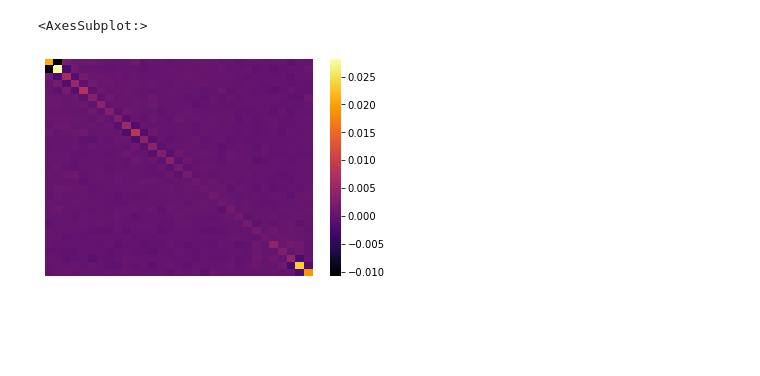
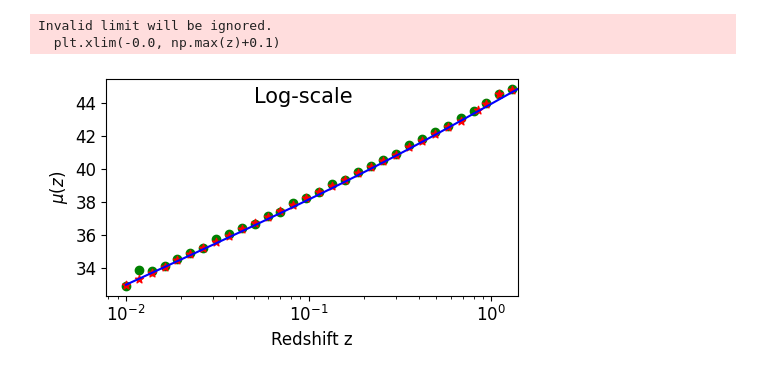
Before and after one commit to igomezv/neuralCosmoReconstruction, a Jupyter notebook: notebooks/loadANNjla.ipynb, the cells around one changed output. Saved outputs shown, nothing was run; the diff lists cells and outputs as text; code cells hidden in the pictures; blank space fills up the shorter version.

```diff
--- a/notebooks/loadANNjla.ipynb
+++ b/notebooks/loadANNjla.ipynb
@@ -32,0 +39,4 @@ dll = scalerdl.transform(dl.reshape((-1,1)))
+# %%
+zpoints = np.copy(z)
+zpoints[27] += 0.05
+zpoints
@@ -184,7 +148,0 @@ sns.heatmap(pd.DataFrame(clean_img[0].reshape(31,31)), annot=False, fmt='g', xti
-# %%
-clean_img = autoencoder.predict(clean_img[0, :].reshape(1,-1))
-sns.heatmap(pd.DataFrame(clean_img[0].reshape(31,31)), annot=False, fmt='g', xticklabels=False, yticklabels=False,
-            cmap = 'inferno')
-# %% [output]
-<AxesSubplot:>
-[figure, removed]
@@ -193,0 +149,29 @@ sns.heatmap(pd.DataFrame(clean_img[0].reshape(31,31)), annot=False, fmt='g', xti
+# %%
+plt.figure(figsize=(5, 3), dpi=100)
+# plt.errorbar(ranz, pred_random, yerr=0, fmt='r.', markersize=10.)
+# plt.scatter(z, dl)
+plt.scatter(z, dist,c='g', label='Observations')
+plt.scatter(ranz, dlfake, c='r', label='Synthetic data', marker='*')
+# plt.errorbar(z, dist, yerr=errors, fmt='g.', markersize=10, label='Observations')
+# plt.errorbar(ranz, dlfake, yerr=errorsfake, fmt='r.', markersize=10., label='Synthetic data')
+
+plt.plot(zmodel, flcdm, label='$\Lambda CDM$', c='b')
+# plt.plot(zmodel, fowacdm1, label='CPL $w_0 = -1.3, w_a=1.2$', c='m')
+
+# plt.plot(z, Hlcdm(z), label='$\Lambda CDM$ $H_0 = 73.24$', c='k')
+# plt.plot(z, Hlcdm(z, H0=67.4), label='$\Lambda CDM$ $H_0 = 67.4$', c='b')
+plt.xlabel("Redshift z", fontsize=12)
+plt.ylabel("$\mu(z)$", fontsize=12)
+plt.xscale('log')
+plt.xlim(-0.0, np.max(z)+0.1)
+plt.xticks(fontsize=12)
+plt.text(0.05, 44, 'Log-scale', fontsize=15)
+plt.yticks(fontsize=12)
+plt.tight_layout()
+# plt.legend(fontsize=12)
+# plt.savefig('jla3.png')
+plt.savefig('recjlaffnnlog.png')
+# %% [output]
+Invalid limit will be ignored.
+  plt.xlim(-0.0, np.max(z)+0.1)
+[figure, added]
```
Also changed, not shown: parts of 24 cells of this notebook.
